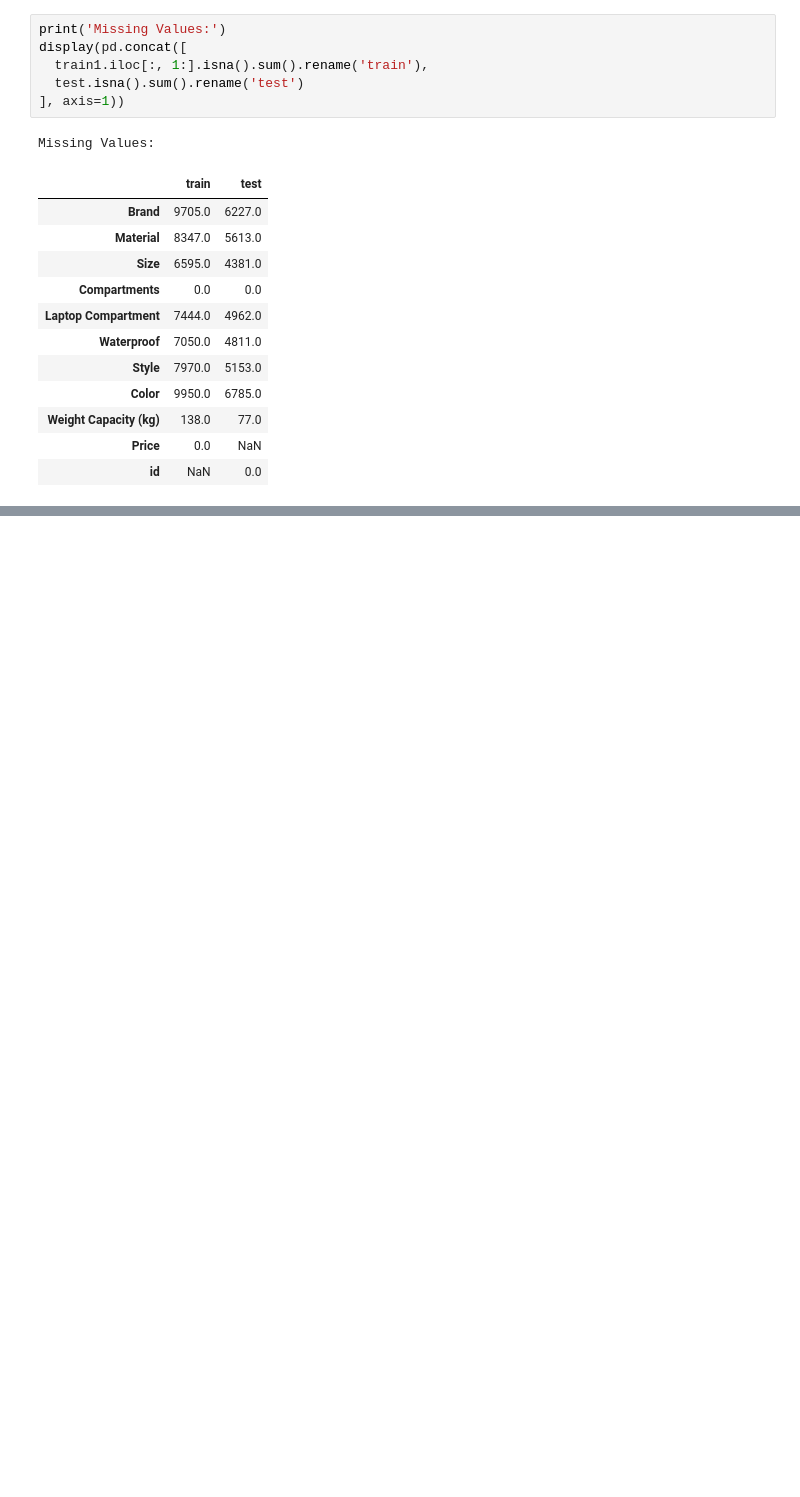
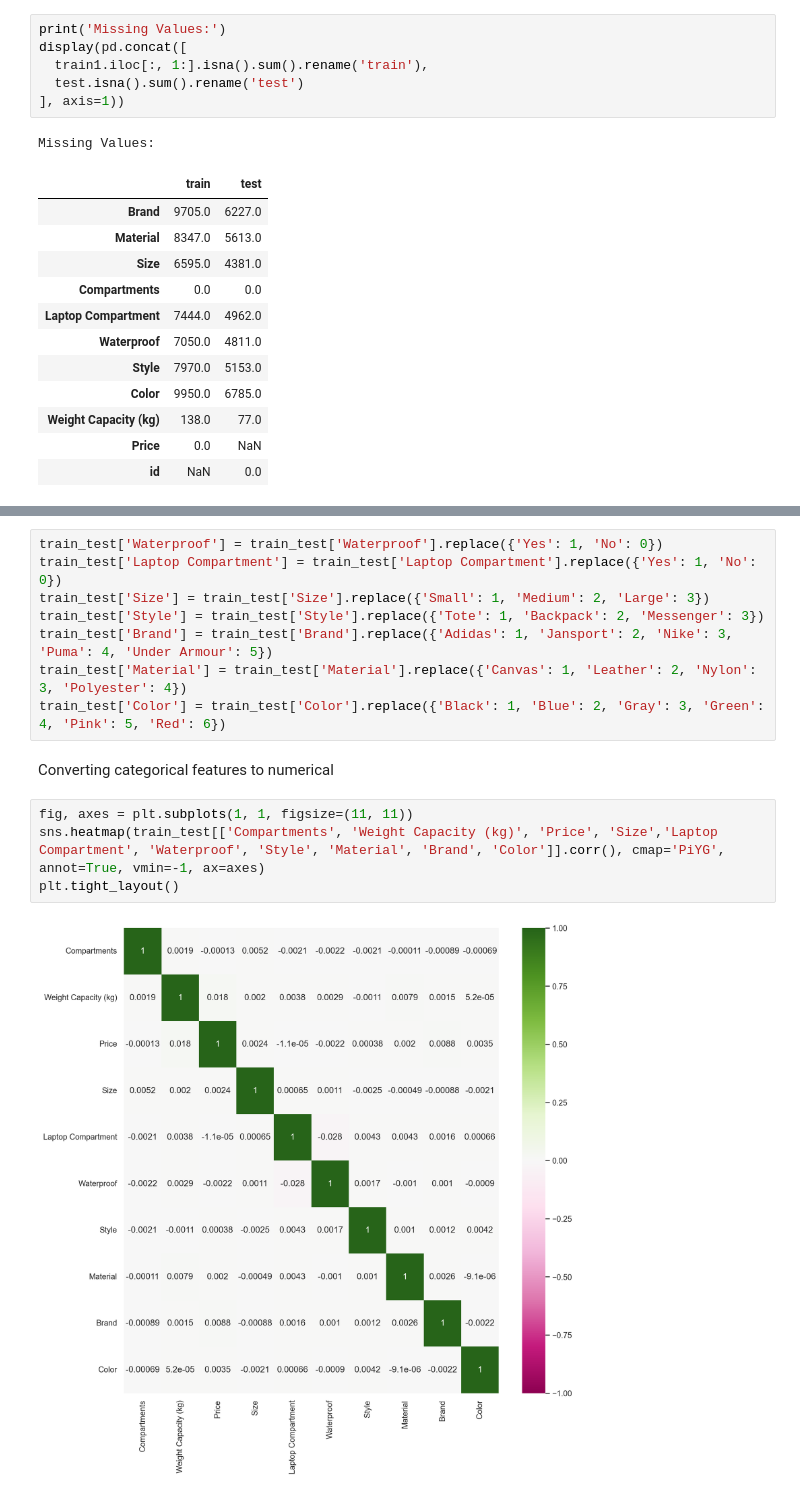
Before and after one commit to JordanPiper315/backpack_prediction_challenge, a Jupyter notebook: backpack_prediction_challenge.ipynb, the cells around one changed output, grey strips where cells are left out. Saved outputs shown, nothing was run; the diff lists cells and outputs as text; blank space fills up the shorter version.

```diff
--- a/backpack_prediction_challenge.ipynb
+++ b/backpack_prediction_challenge.ipynb
@@ -256,0 +306,16 @@ Missing Values:
+# %%
+train_test['Waterproof'] = train_test['Waterproof'].replace({'Yes': 1, 'No': 0})
+train_test['Laptop Compartment'] = train_test['Laptop Compartment'].replace({'Yes': 1, 'No': 0})
+train_test['Size'] = train_test['Size'].replace({'Small': 1, 'Medium': 2, 'Large': 3})
+train_test['Style'] = train_test['Style'].replace({'Tote': 1, 'Backpack': 2, 'Messenger': 3})
+train_test['Brand'] = train_test['Brand'].replace({'Adidas': 1, 'Jansport': 2, 'Nike': 3, 'Puma': 4, 'Under Armour': 5})
+train_test['Material'] = train_test['Material'].replace({'Canvas': 1, 'Leather': 2, 'Nylon': 3, 'Polyester': 4})
+train_test['Color'] = train_test['Color'].replace({'Black': 1, 'Blue': 2, 'Gray': 3, 'Green': 4, 'Pink': 5, 'Red': 6})
+# %% [markdown]
+Converting categorical features to numerical
+# %%
+fig, axes = plt.subplots(1, 1, figsize=(11, 11))
+sns.heatmap(train_test[['Compartments', 'Weight Capacity (kg)', 'Price', 'Size','Laptop Compartment', 'Waterproof', 'Style', 'Material', 'Brand', 'Color']].corr(), cmap='PiYG', annot=True, vmin=-1, ax=axes)
+plt.tight_layout()
+# %% [output]
+[figure, added]
```
Also changed, not shown: parts of 18 cells of this notebook.
